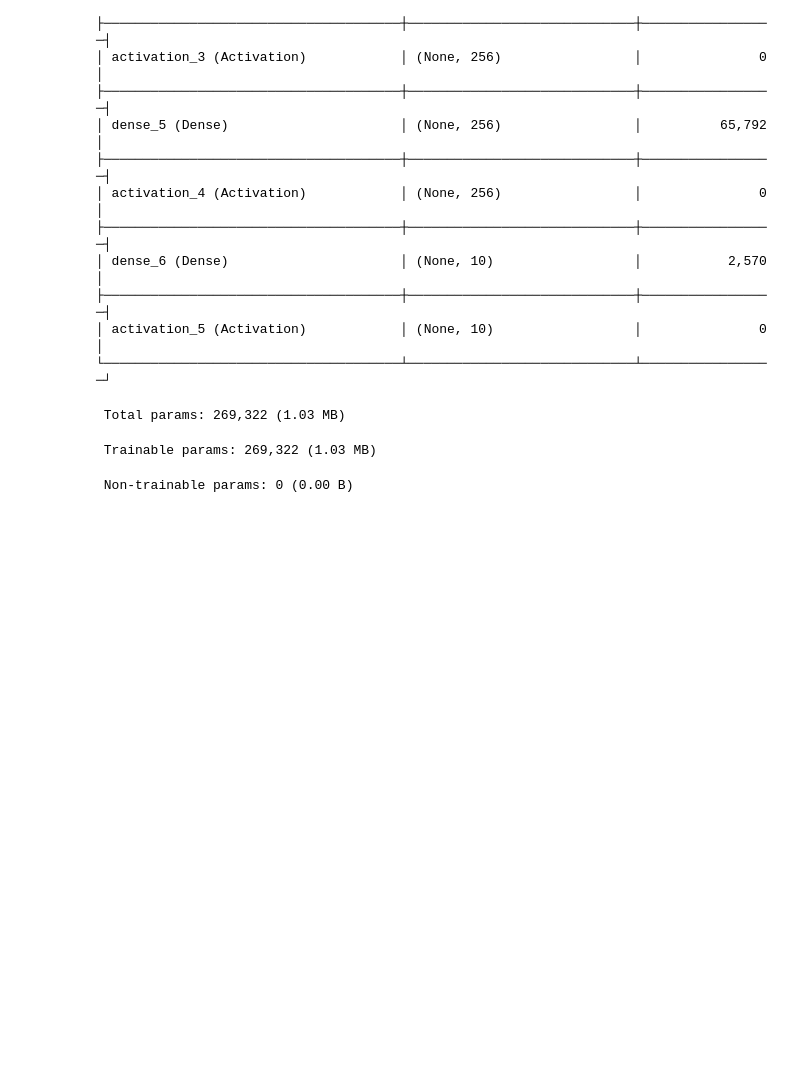
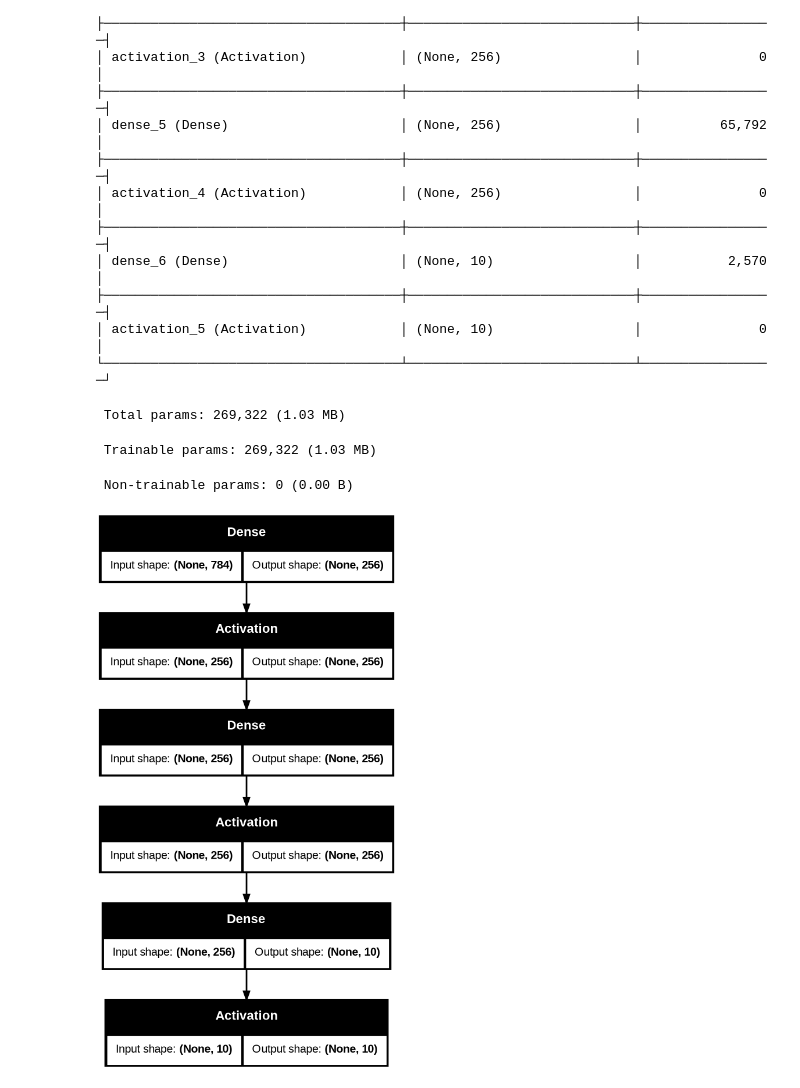
Before and after one commit to Nimira43/Linear-Regression-Part-1-Retired, a Jupyter notebook: Keras.ipynb, the cells around one changed output. Drawn from its saved outputs; the diff is of its cells as text; code cells hidden in the pictures; blank space fills up the shorter version.

Commit message:
Visualisation of model

```diff
--- a/Keras.ipynb
+++ b/Keras.ipynb
@@ -160,3 +160,8 @@ Model: "sequential_3"
  Total params: 269,322 (1.03 MB)
  Trainable params: 269,322 (1.03 MB)
  Non-trainable params: 0 (0.00 B)
+# %%
+from keras.utils import plot_model
+plot_model(model, to_file='mlp-mnist.png', show_shapes=True)
+# %% [output]
+[figure, added]
```
